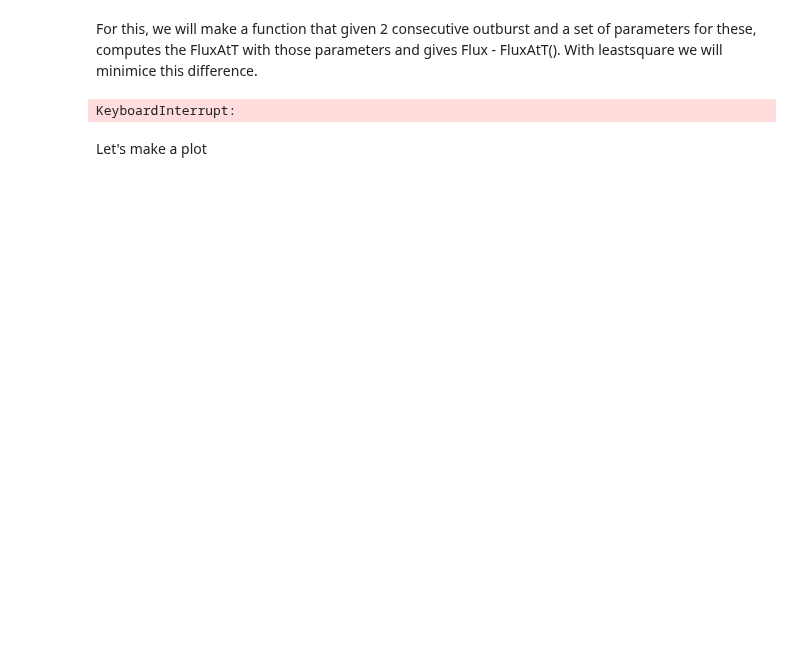
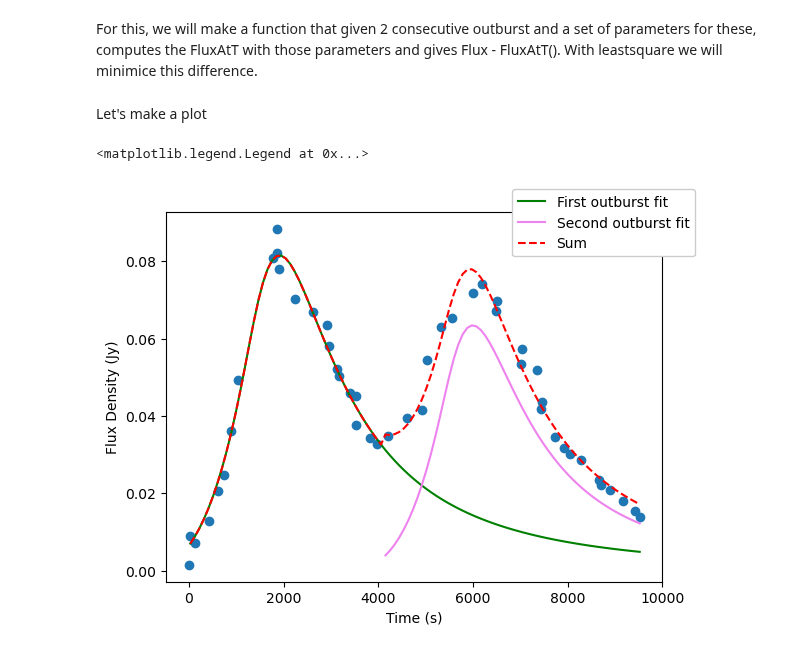
Before and after one commit to Camachoadri/JAEICU2024, a Jupyter notebook: Blob emission in GRS 1915+105/Blob emission in GRS 1915+105-07-03-24.ipynb, the cells around one changed output. Saved outputs shown, nothing was run; the diff lists cells and outputs as text; code cells hidden in the pictures; blank space fills up the shorter version.

Commit message:
Multiple outburst fit and Alpha plot with side to side spectrum with grid to compare both time

```diff
--- a/Blob emission in GRS 1915+105/Blob emission in GRS 1915+105-07-03-24.ipynb
+++ b/Blob emission in GRS 1915+105/Blob emission in GRS 1915+105-07-03-24.ipynb
@@ -818,15 +672,11 @@ FluxDens= cm2['Flux density (mJy)'].to(u.Jy).value
 peaks= [[5,27], [27,53]]
 frequency= wavelenghttofreq(2*u.cm).to(u.Hz).value
 offset1=200.
-offset2=4000.
+offset2=4100.
 
-params0 = (p, B0, N0, speed)
-args = (time, FluxDens, frequency, d, r0, 1., peaks, offset1, offset2)
-unbound = (-np.inf, np.inf)
-bnds= (unbound, unbound, unbound, unbound, (0, np.inf), (0, np.inf))
+params0 = (p, B0, N0, N0, speed, offset1, offset2)
+args = (time, FluxDens, frequency, d, r0, 1., peaks)
 result = scipy.optimize.leastsq(leastsq_function, params0, args=args)
-# %% [output]
-KeyboardInterrupt:
 # %% [markdown]
 Let's make a plot
 # %%
@@ -835,24 +685,34 @@ time_sl= time[peaks[0][0]:peaks[1][1]]
 time_sl= time_sl -min(time_sl)
 FluxDens_sl=FluxDens[peaks[0][0]:peaks[1][1]]
 # %%
-x1= np.linspace(time_sl[0], time_sl[peaks[0][1]-peaks[0][0]-1], 100)
-x2= np.linspace(time_sl[peaks[1][0]-peaks[0][0]-1], time_sl[peaks[1][1]-peaks[0][0]-1], 100)
-x=np.linspace(time_sl[0], time_sl[peaks[1][1]-peaks[0][0]-1], 100)
+time=np.linspace(time_sl[0], time_sl[peaks[1][1]-peaks[0][0]-1], 100)
+time1= time[time < offset2]
+time2= time[offset2 <= time ]
+
+yfit = np.empty(time.shape)
+yfit1= np.empty(time1.shape)
+yfit2= np.empty(time2.shape)
+
+yfit1= FluxatT(time1, frequency, result[0][0], result[0][1], result[0][2], d, r0, result[0][4], 1., result[0][5])
+yfit2= (FluxatT(time2, frequency, result[0][0], result[0][1], result[0][2], d, r0, result[0][4], 1., result[0][5]) +
+              FluxatT(time2, frequency, result[0][0], result[0][1], result[0][3], d, r0, result[0][4], 1., result[0][6]))
+yfit= np.concatenate((yfit1, yfit2), axis=0)
+
+#Some arrays for the plot
+yfit2_withoutFlux2= FluxatT(time2, frequency, result[0][0], result[0][1], result[0][2], d, r0, result[0][4], 1., result[0][5])
+yfit2_withoutFlux1= FluxatT(time2, frequency, result[0][0], result[0][1], result[0][3], d, r0, result[0][4], 1., result[0][6])
+
 
 plt.scatter(time_sl, FluxDens_sl)
-"""
-plt.plot(x1, FluxatT(x1, frequency, result[0][0], result[0][1], result[0][2], d, r0, result[0][3], 1., result[0][4]))
-                    #We fitted it with the time starting at 0 so use x2- min(x2)
-plt.plot(x2, FluxatT(x2-min(x2), frequency, result[0][0], result[0][1], result[0][2], d, r0, result[0][3], 1., result[0][5]))
-"""
-for time,i in zip(x, range(0,x.size)):
-    if offset1 <= time < offset2:
-        sum[i]= FluxatT(time, frequency, result[0][0], result[0][1], result[0][2], d, r0, result[0][3], 1., offset1)
-    if time >= offset2:
-        sum[i]= (FluxatT(time, frequency, result[0][0], result[0][1], result[0][2], d, r0, result[0][3], 1., offset1) +
-              FluxatT(time, frequency, result[0][0], result[0][1], result[0][2], d, r0, result[0][3], 1., offset2))
+plt.plot(time, np.concatenate((yfit1, yfit2_withoutFlux2), axis=0), c='green', label='First outburst fit')
+plt.plot(time2, yfit2_withoutFlux1, c='violet', label='Second outburst fit')
+plt.plot(time, yfit, c='red', linestyle='dashed', label= 'Sum')
 
-
-plt.plot(x, sum)
+plt.ylabel("Flux Density (Jy)")
+plt.xlabel("Time (s)")
+plt.legend(loc='best',  bbox_to_anchor=(0, 0, 1.08, 1.08), framealpha= 1)
+# %% [output]
+<matplotlib.legend.Legend at 0x...>
+[figure, added]
 # %%
 result
```
Also changed, not shown: parts of 25 cells of this notebook.
